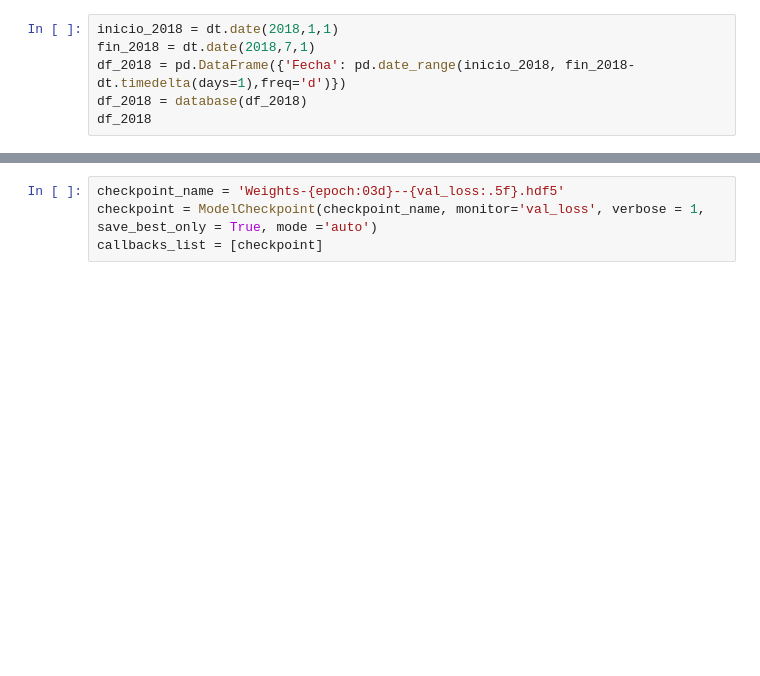
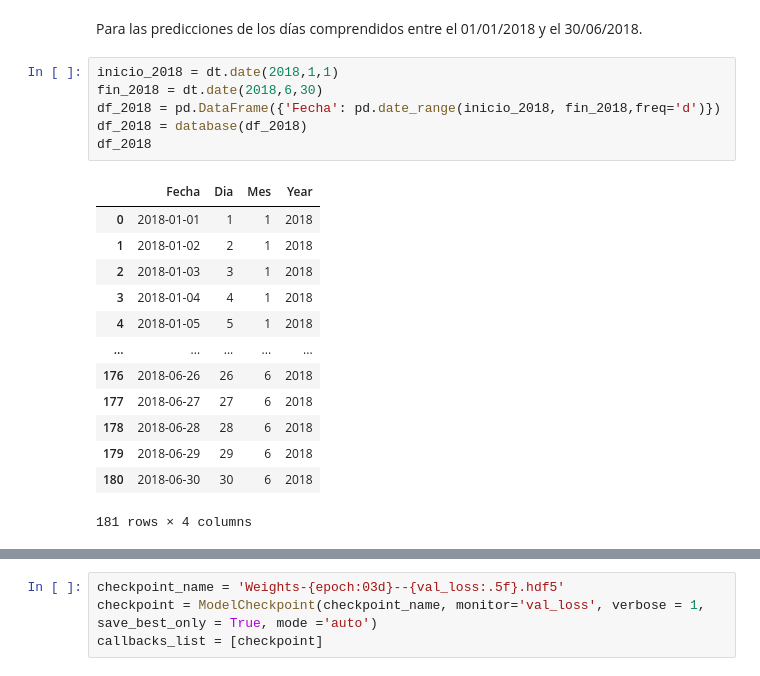
Before and after one commit to szambranog/Trabajo4TAE, a Jupyter notebook: TAE_Trabajo_4.ipynb, the cells around one changed output, grey strips where cells are left out. Saved outputs shown, nothing was run; the diff lists cells and outputs as text; blank space fills up the shorter version.

```diff
--- a/TAE_Trabajo_4.ipynb
+++ b/TAE_Trabajo_4.ipynb
@@ -141,9 +119,25 @@ df.head()
+# %% [markdown]
+Para las predicciones de los días comprendidos entre el 01/01/2018 y el 30/06/2018.
 # %%
 inicio_2018 = dt.date(2018,1,1)
-fin_2018 = dt.date(2018,7,1)
-df_2018 = pd.DataFrame({'Fecha': pd.date_range(inicio_2018, fin_2018-dt.timedelta(days=1),freq='d')})
+fin_2018 = dt.date(2018,6,30)
+df_2018 = pd.DataFrame({'Fecha': pd.date_range(inicio_2018, fin_2018,freq='d')})
 df_2018 = database(df_2018)
 df_2018
+# %% [output]
+|  | Fecha | Dia | Mes | Year |
+| 0 | 2018-01-01 | 1 | 1 | 2018 |
+| 1 | 2018-01-02 | 2 | 1 | 2018 |
+| 2 | 2018-01-03 | 3 | 1 | 2018 |
+| 3 | 2018-01-04 | 4 | 1 | 2018 |
+| 4 | 2018-01-05 | 5 | 1 | 2018 |
+| ... | ... | ... | ... | ... |
+| 176 | 2018-06-26 | 26 | 6 | 2018 |
+| 177 | 2018-06-27 | 27 | 6 | 2018 |
+| 178 | 2018-06-28 | 28 | 6 | 2018 |
+| 179 | 2018-06-29 | 29 | 6 | 2018 |
+| 180 | 2018-06-30 | 30 | 6 | 2018 |
+181 rows × 4 columns
 # %%
 predict_2018 = df_2018.drop(['Fecha'], axis=1)
 predict_2018
```
Also changed, not shown: parts of 82 cells of this notebook.
